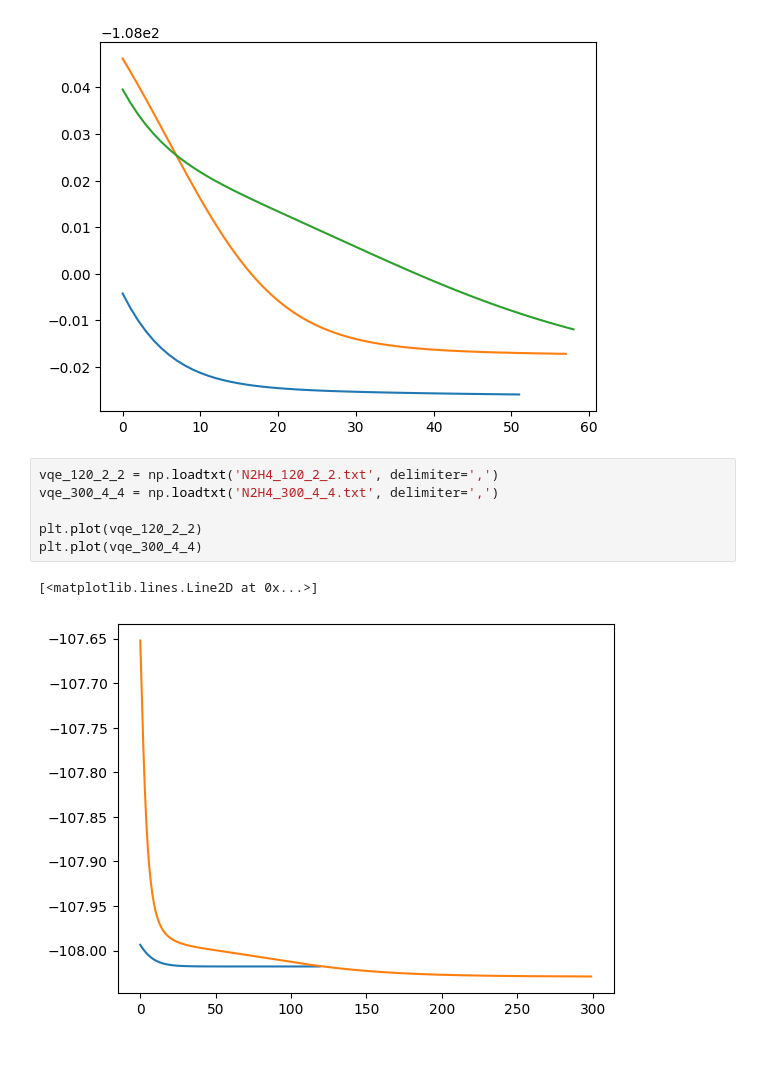
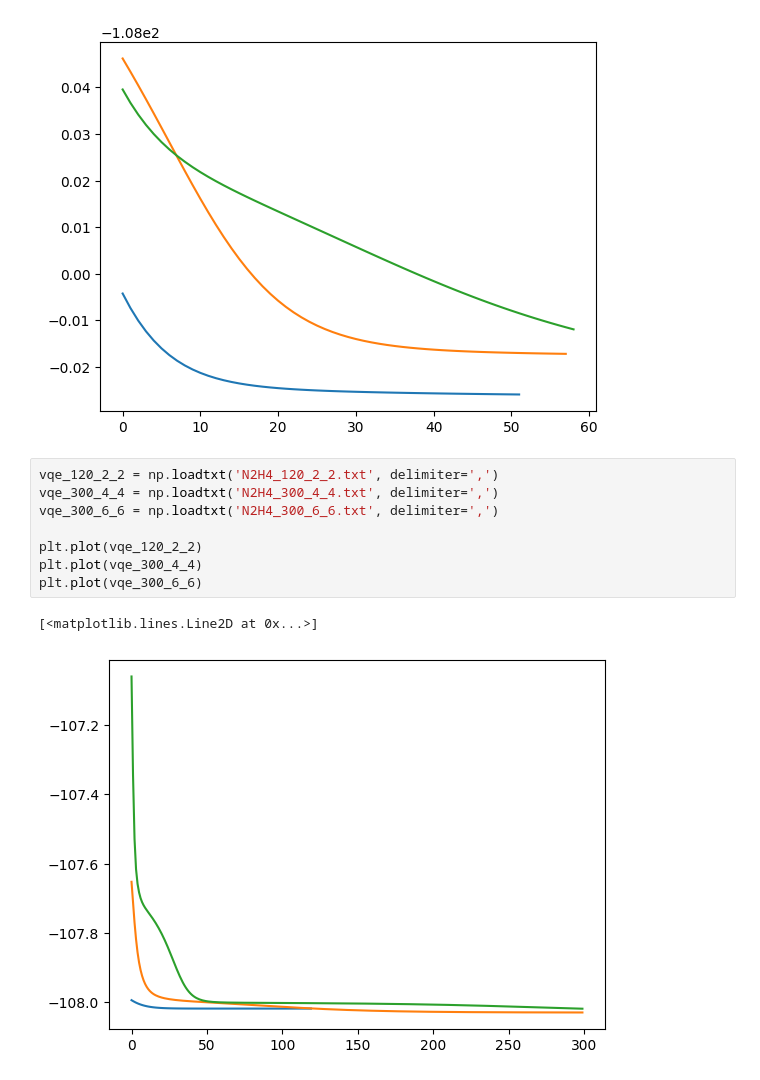
Before and after one commit to azhar-ikhtiarudin/variational-quantum-eigensolver, a Jupyter notebook: PennyLane/N2H4/active_space_vqe/data/visualizer_vqe.ipynb, the cells around one changed output. Drawn from its saved outputs; the diff is of its cells as text.

```diff
--- a/PennyLane/N2H4/active_space_vqe/data/visualizer_vqe.ipynb
+++ b/PennyLane/N2H4/active_space_vqe/data/visualizer_vqe.ipynb
@@ -32,9 +32,11 @@ plt.plot(vqe_59_2_2)
 # %%
 vqe_120_2_2 = np.loadtxt('N2H4_120_2_2.txt', delimiter=',')
 vqe_300_4_4 = np.loadtxt('N2H4_300_4_4.txt', delimiter=',')
+vqe_300_6_6 = np.loadtxt('N2H4_300_6_6.txt', delimiter=',')
 
 plt.plot(vqe_120_2_2)
 plt.plot(vqe_300_4_4)
+plt.plot(vqe_300_6_6)
 # %% [output]
 [<matplotlib.lines.Line2D at 0x...>]
-[figure, old version]
+[figure, new version]
```
Also changed, not shown: 2 other files.
